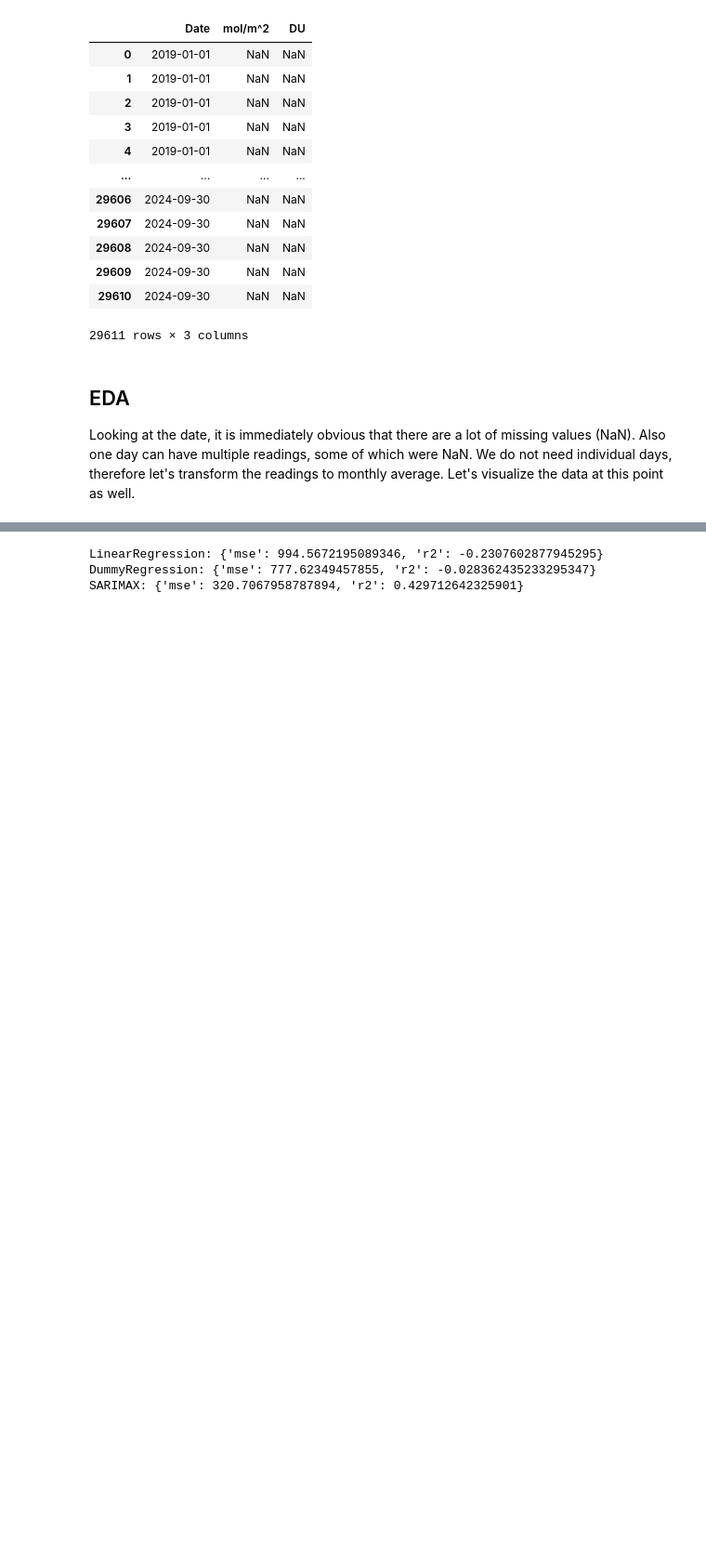
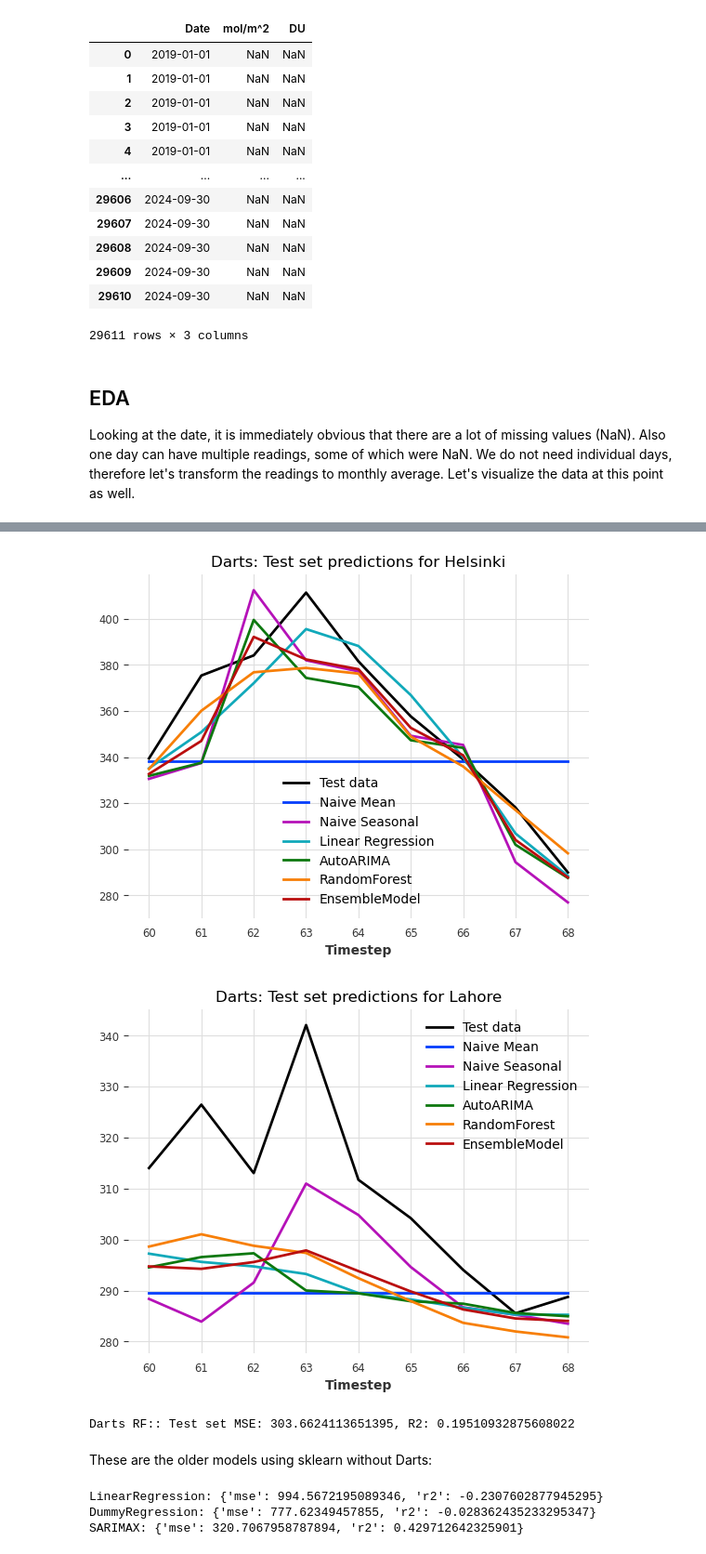
Before and after one commit to rtammisalo/project-ozone, a Jupyter notebook: ozone.ipynb, the cells around one changed output, grey strips where cells are left out. Shown at 93% size. Saved outputs shown, nothing was run; the diff lists cells and outputs as text; code cells hidden in the pictures; blank space fills up the shorter version.

```diff
--- a/ozone.ipynb
+++ b/ozone.ipynb
@@ -237,0 +295,20 @@ cities['Lahore'].plot_all_ozone_data()
+# %%
+
+n_models = len(models)
+n_locs = len(train_dict)
+results = {}
+
+for model_name, model in models.items():
+    total_mse = 0
+    total_r2 = 0
+    for loc_name, train in train_dict.items():
+        model.fit(train)
+        res = model.backtest(train, forecast_horizon = 12, metric = [mse, r2_score], enable_optimization=False, train_length=40)
+        print(f'{model_name}, {loc_name}> mse: {res[0]}, r2: {res[1]}')
+        total_mse = total_mse + res[0]
+        total_r2 = total_r2 + res[1]
+    results[model_name] = {'mse': total_mse/n_locs, 'r2': total_r2/n_locs}
+
+print('\nBacktest results:')
+for model_name, scores in results.items():
+    print(f'{model_name}> MSE: {scores["mse"]}, R2: {scores["r2"]}')
@@ -238,3 +336,34 @@ cities['Lahore'].plot_all_ozone_data()
+# %%
+test_mse = 0
+test_r2 = 0
+
+for loc_name, loc in cities.items():
+    # series = TimeSeries.from_dataframe(loc.ozone_monthly_df, 'Timestep', 'DU')
+    # series.plot(label = 'Historical')
+    train = train_dict[loc_name]
+    test = test_dict[loc_name]
+    test.plot(label = 'Test data')
+
+    for model_name, model in models.items():
+        model.fit(train)
+        pred = model.predict(len(test))
+        pred.plot(label = f'{model_name}')
+        if model_name == 'RandomForest':
+            # MSE/R2 for the test set on RF-50 estimators:
+            test_mse = test_mse + mse(test, pred) / n_locs
+            test_r2 = test_r2 + r2_score(test, pred) / n_locs
+
+    plt.title(f'Darts: Test set predictions for {loc_name}')
+    plt.show()
+
+# Print MSE&R2 for the test set:
+print(f'Darts RF:: Test set MSE: {test_mse}, R2: {test_r2}')
+# %% [output]
+[figure, added]
+[figure, added]
+Darts RF:: Test set MSE: 303.6624113651395, R2: 0.19510932875608022
+# %% [markdown]
+These are the older models using sklearn without Darts:
 # %%
 from sklearn.model_selection import TimeSeriesSplit, cross_validate
 from sklearn.linear_model import LinearRegression
```
Also changed, not shown: parts of 19 cells of this notebook, 1 other file.
